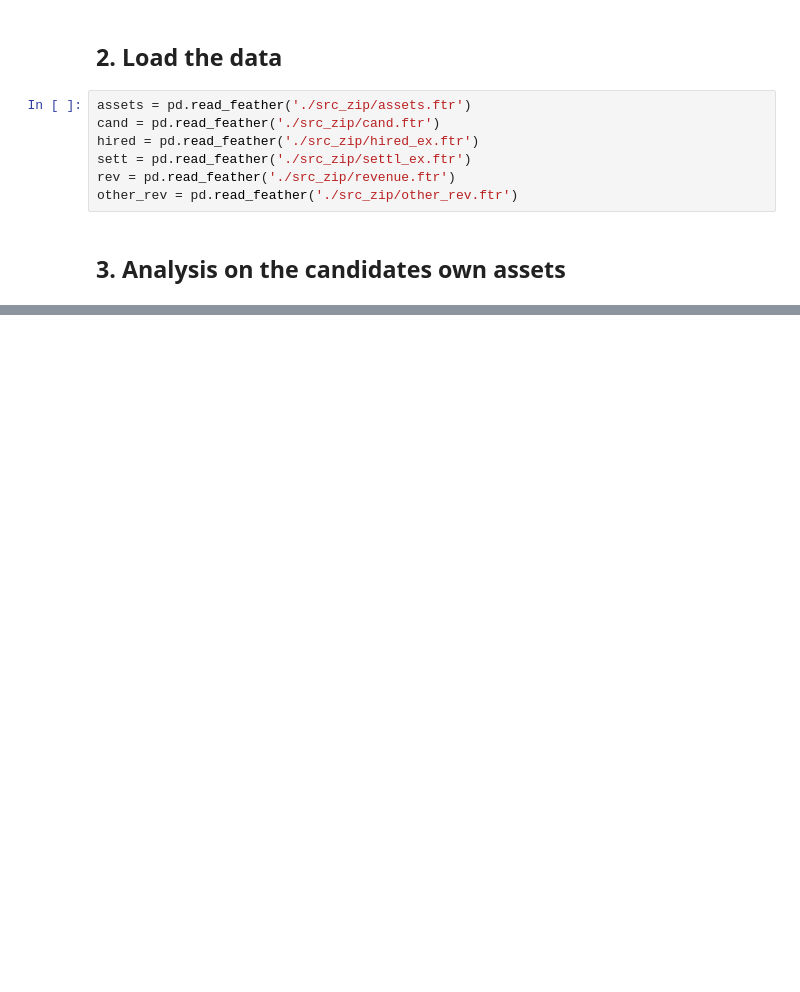
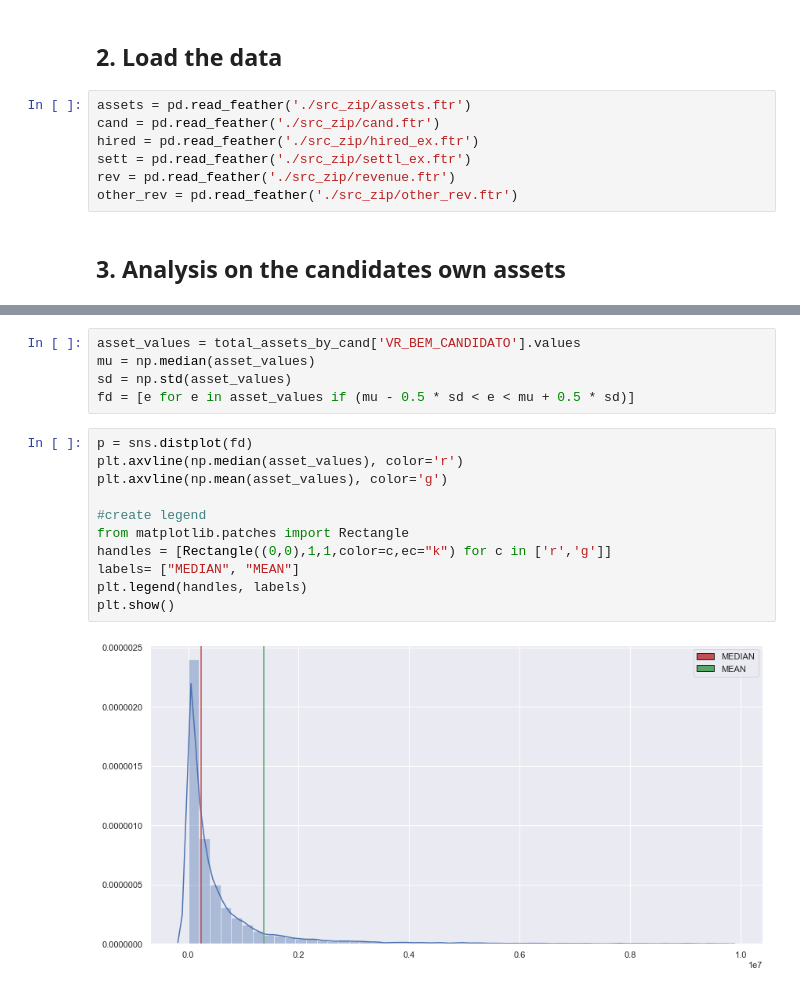
Before and after one commit to gguillaux/brazil_elections_2018, a Jupyter notebook: EDA.ipynb, the cells around one changed output, grey strips where cells are left out. Saved outputs shown, nothing was run; the diff lists cells and outputs as text; blank space fills up the shorter version.

```diff
--- a/EDA.ipynb
+++ b/EDA.ipynb
@@ -26,0 +50,18 @@ p = sns.distplot(total_assets_by_cand.VR_BEM_CANDIDATO.values[200:])
+# %%
+asset_values = total_assets_by_cand['VR_BEM_CANDIDATO'].values
+mu = np.median(asset_values)
+sd = np.std(asset_values)
+fd = [e for e in asset_values if (mu - 0.5 * sd < e < mu + 0.5 * sd)]
+# %%
+p = sns.distplot(fd)
+plt.axvline(np.median(asset_values), color='r')
+plt.axvline(np.mean(asset_values), color='g')
+
+#create legend
+from matplotlib.patches import Rectangle
+handles = [Rectangle((0,0),1,1,color=c,ec="k") for c in ['r','g']]
+labels= ["MEDIAN", "MEAN"]
+plt.legend(handles, labels)
+plt.show()
+# %% [output]
+[figure, added]
```
Also changed, not shown: parts of 5 cells of this notebook, 1 other file.
